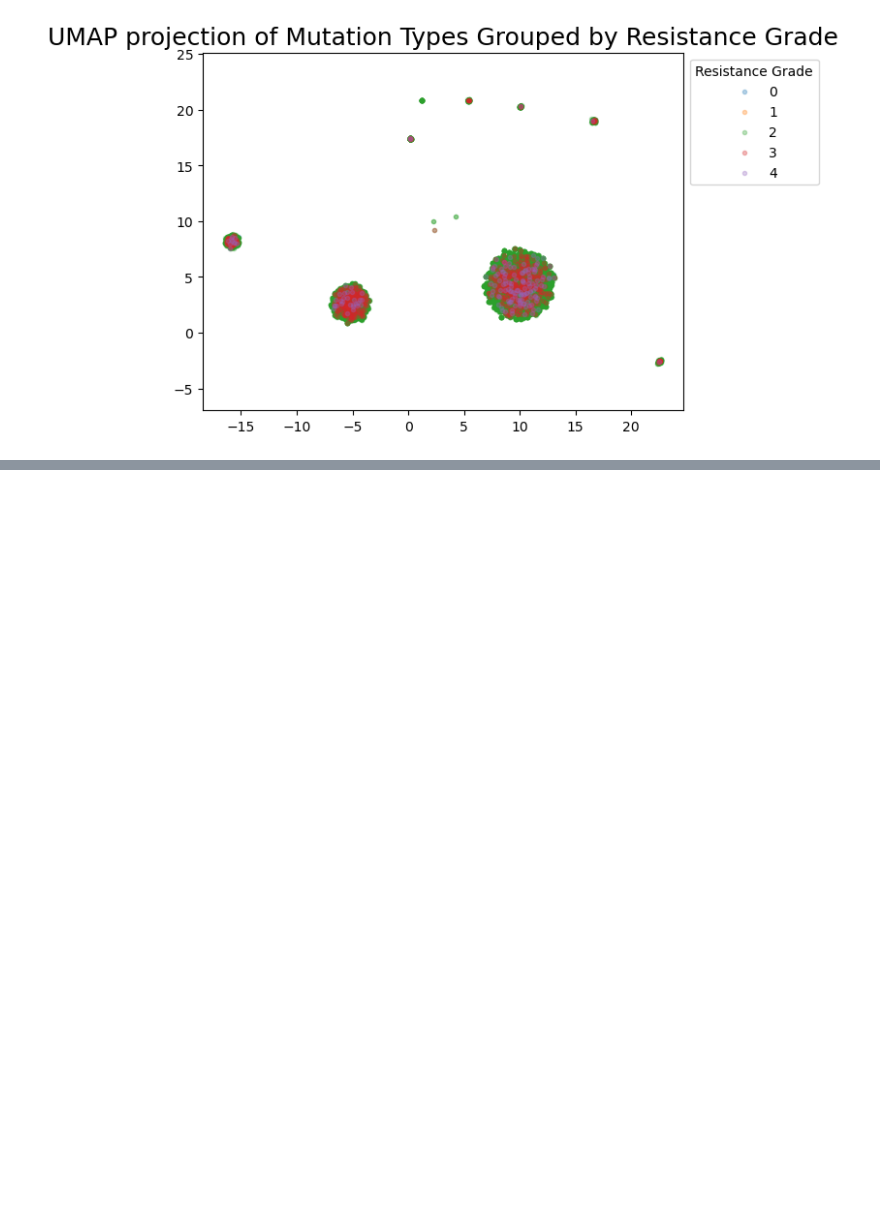
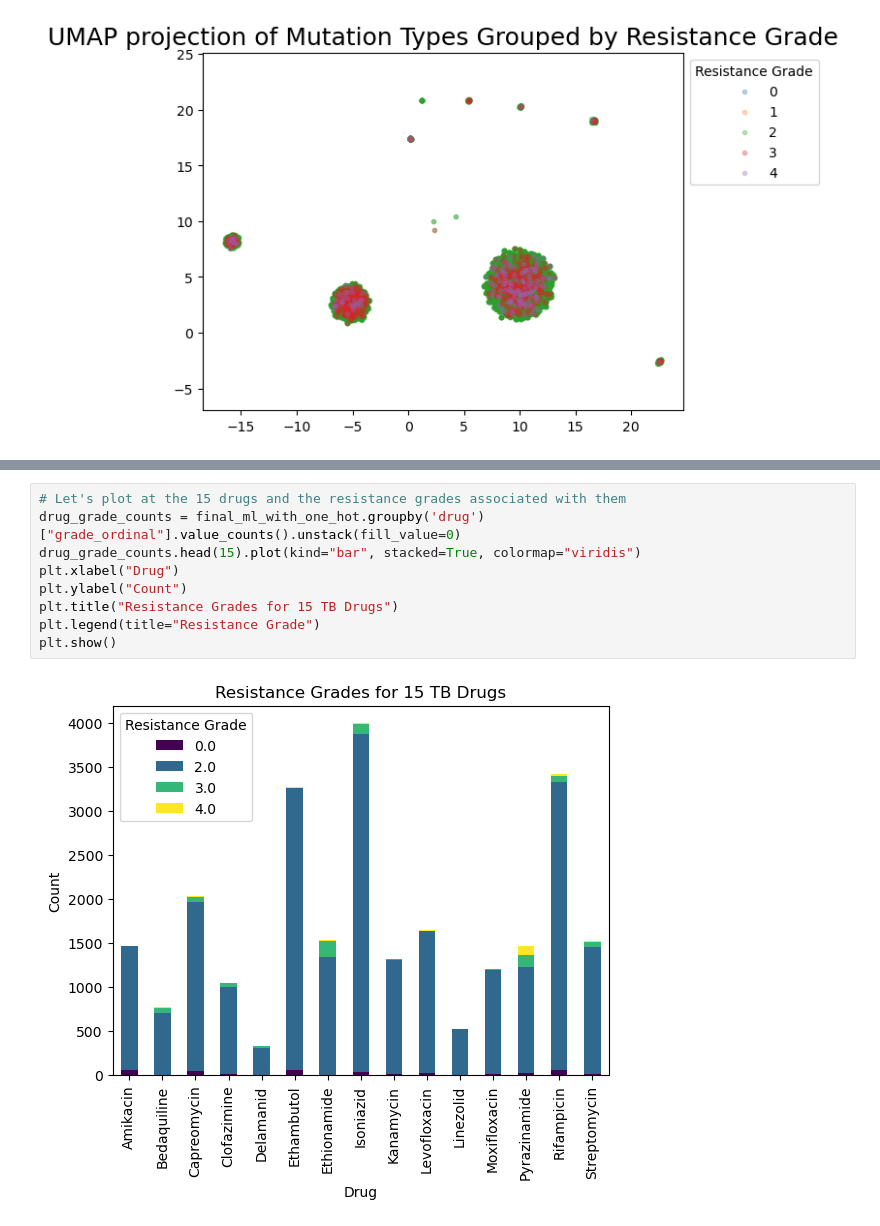
Before and after one commit to ibonomi-MSSE/277B-Final-Project, a Jupyter notebook: supplemental_EDA.ipynb, the cells around one changed output, grey strips where cells are left out. Cells and saved outputs as stored; diff of their text form; blank space fills up the shorter version.

```diff
--- a/supplemental_EDA.ipynb
+++ b/supplemental_EDA.ipynb
@@ -648,0 +664,11 @@ plt.show()
+# %%
+# Let's plot at the 15 drugs and the resistance grades associated with them
+drug_grade_counts = final_ml_with_one_hot.groupby('drug')["grade_ordinal"].value_counts().unstack(fill_value=0)
+drug_grade_counts.head(15).plot(kind="bar", stacked=True, colormap="viridis")
+plt.xlabel("Drug")
+plt.ylabel("Count")
+plt.title("Resistance Grades for 15 TB Drugs")
+plt.legend(title="Resistance Grade")
+plt.show()
+# %% [output]
+[figure, added]
```
Also changed, not shown: parts of 6 cells of this notebook, 2 other files.
